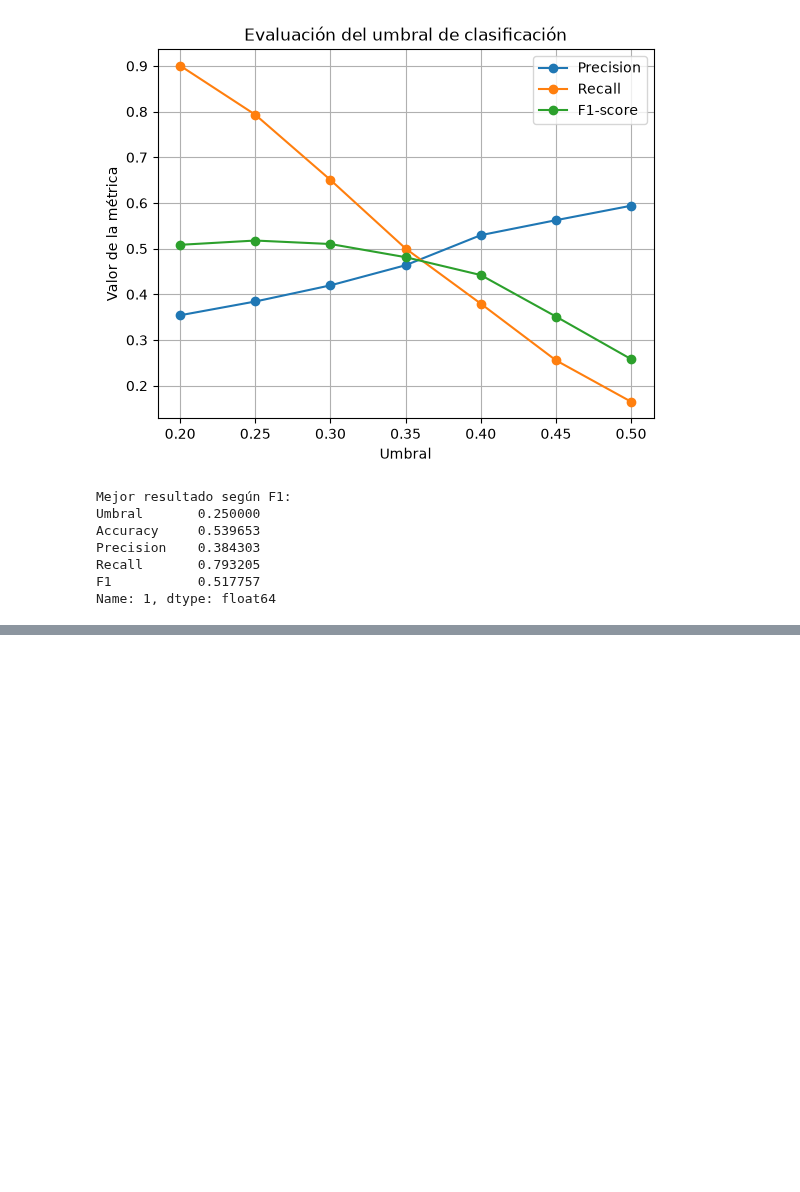
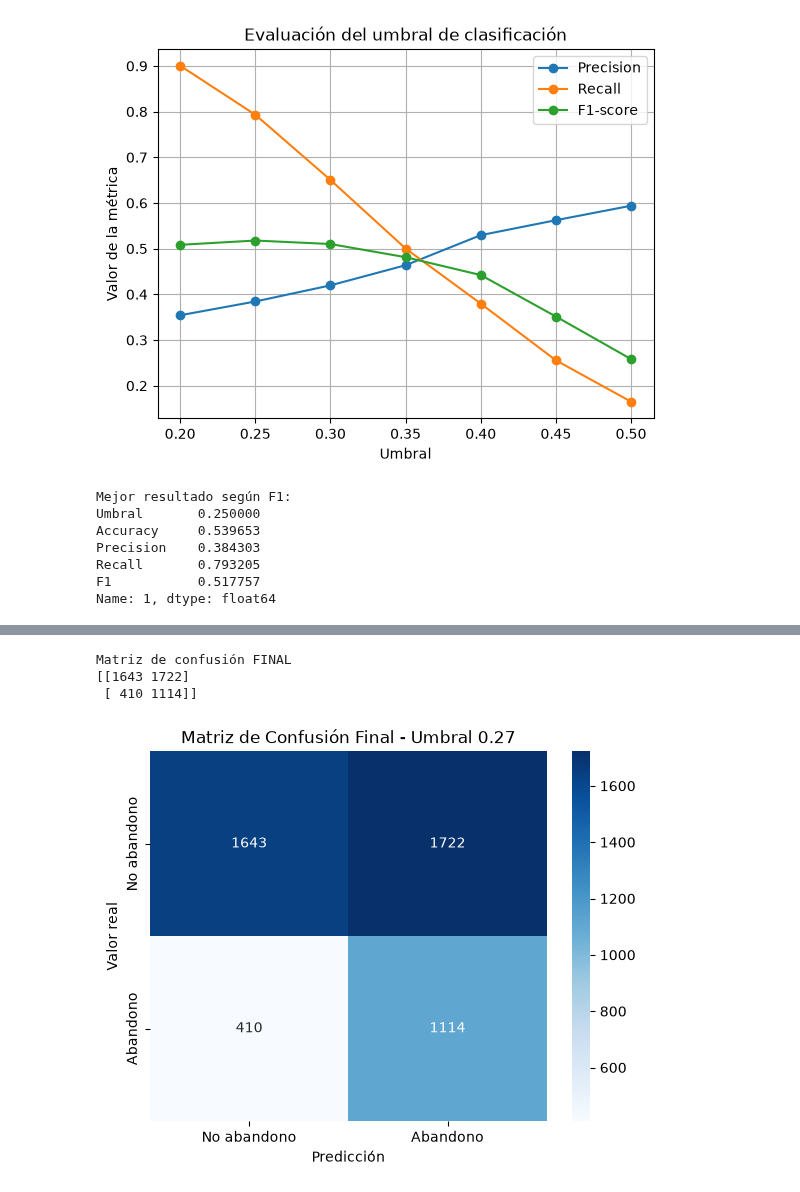
Before and after one commit to vicentesystemdev/JARVIS_SANGRON, a Jupyter notebook: Codigo/02_regresion_logistica.ipynb, the cells around one changed output, grey strips where cells are left out. Saved outputs shown, nothing was run; the diff lists cells and outputs as text; code cells hidden in the pictures; blank space fills up the shorter version.

```diff
--- a/Codigo/02_regresion_logistica.ipynb
+++ b/Codigo/02_regresion_logistica.ipynb
@@ -797,0 +1168,13 @@ Name: 1, dtype: float64
+# %%
+X3_test_sm = sm.add_constant(
+    X3_test,
+    has_constant='add'
+)
+
+y3_prob_test = modelo_final.predict(
+    X3_test_sm
+)
+
+y3_pred_test = (
+    y3_prob_test >= umbral_final
+).astype(int)
@@ -797,0 +1217,37 @@ Name: 1, dtype: float64
+# %%
+matriz_final = confusion_matrix(
+    y3_test,
+    y3_pred_test
+)
+
+print("Matriz de confusión FINAL")
+print(matriz_final)
+# %% [output]
+Matriz de confusión FINAL
+[[1643 1722]
+ [ 410 1114]]
+# %%
+sns.heatmap(
+    matriz_final,
+    annot=True,
+    fmt='d',
+    cmap='Blues',
+    xticklabels=[
+        'No abandono',
+        'Abandono'
+    ],
+    yticklabels=[
+        'No abandono',
+        'Abandono'
+    ]
+)
+
+plt.title(
+    f'Matriz de Confusión Final - Umbral {umbral_final:.2f}'
+)
+
+plt.xlabel('Predicción')
+plt.ylabel('Valor real')
+plt.show()
+# %% [output]
+[figure, added]
```
Also changed, not shown: parts of 23 cells of this notebook.
